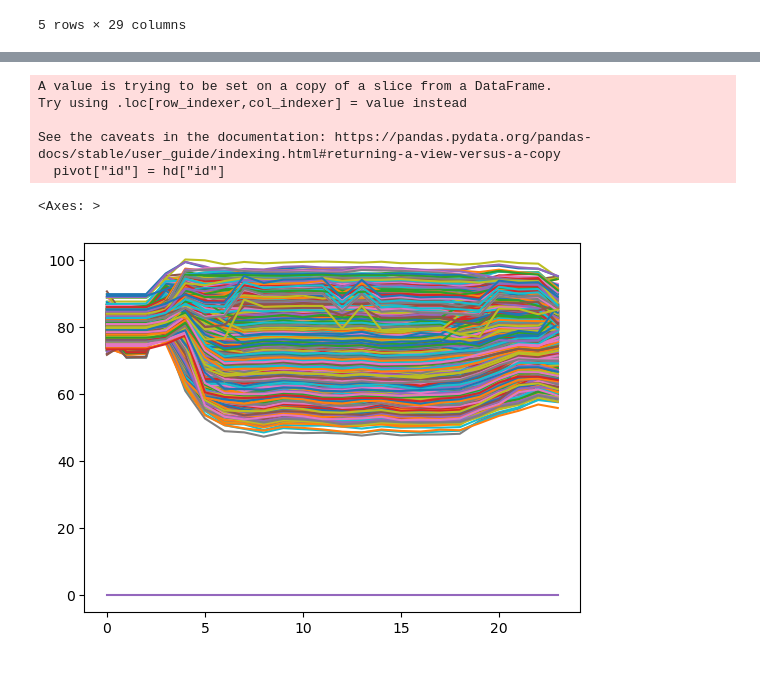
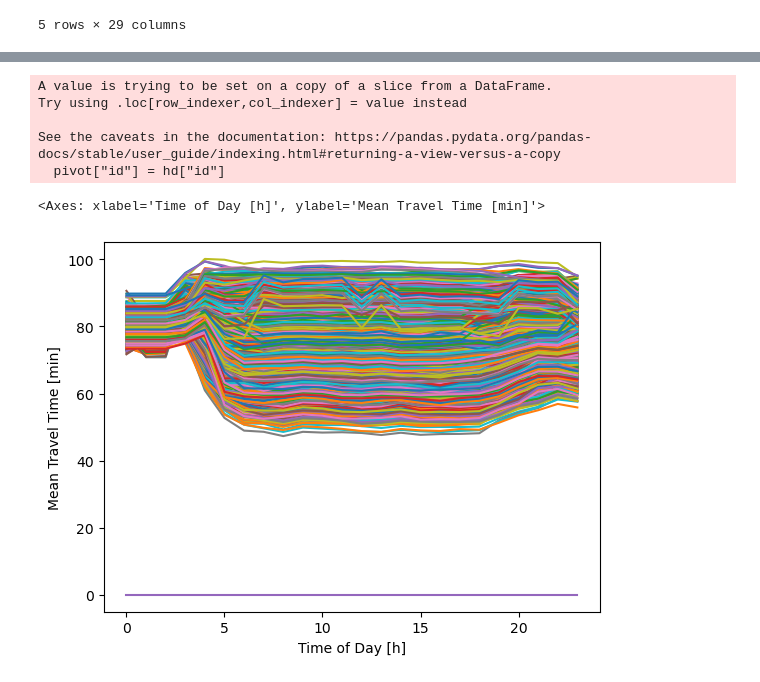
Before and after one commit to Chwiggy/thesis_analysis, a Jupyter notebook: travel_times.ipynb, the cells around one changed output, grey strips where cells are left out. Drawn from its saved outputs; the diff is of its cells as text; code cells hidden in the pictures.

```diff
--- a/travel_times.ipynb
+++ b/travel_times.ipynb
@@ -18,13 +18,13 @@ hd.explore(column='median_self17', cmap='magma_r')
 # %%
 pivot = hd.loc[:, hd.columns.str.startswith("median")]
 pivot["id"] = hd["id"]
 plots = pivot.set_index("id").transpose().reset_index()
-plots.plot(legend=False)
+plots.plot(legend=False, xlabel="Time of Day [h]", ylabel="Mean Travel Time [min]")
 # %% [output]
 A value is trying to be set on a copy of a slice from a DataFrame.
 Try using .loc[row_indexer,col_indexer] = value instead
 
 See the caveats in the documentation: https://pandas.pydata.org/pandas-docs/stable/user_guide/indexing.html#returning-a-view-versus-a-copy
   pivot["id"] = hd["id"]
-<Axes: >
+<Axes: xlabel='Time of Day [h]', ylabel='Mean Travel Time [min]'>
-[figure, old version]
+[figure, new version]
```
Also changed, not shown: 2 other files.
